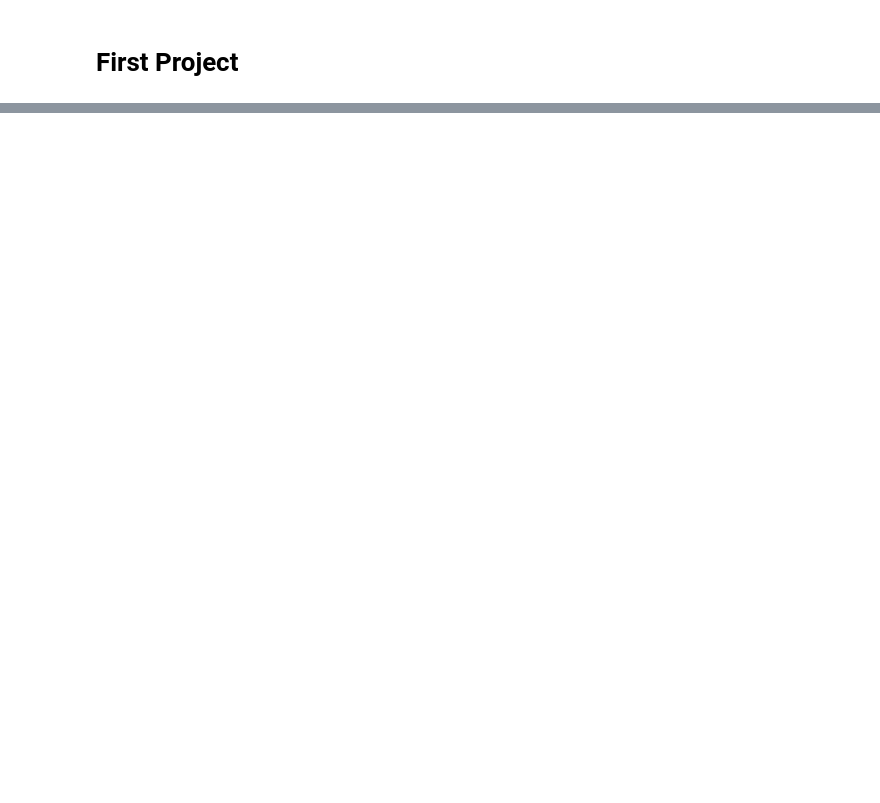
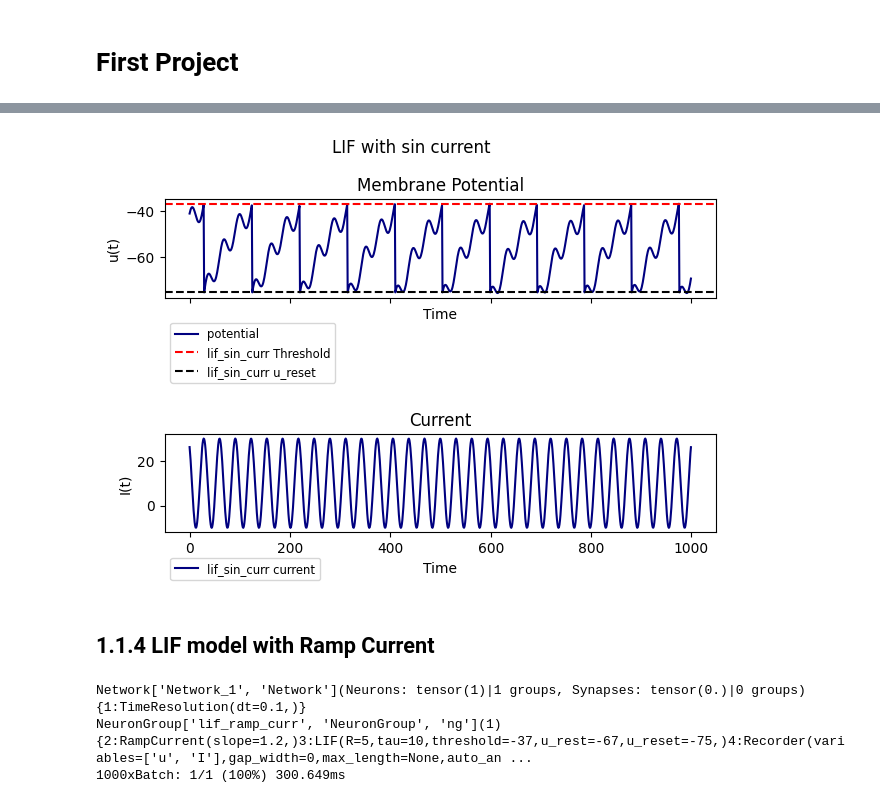
Before and after one commit to Amir-Entezari/Neuroscience-LIF-ELIF-AELIF-models, a Jupyter notebook: code/main.ipynb, the cells around one changed output, grey strips where cells are left out. Saved outputs shown, nothing was run; the diff lists cells and outputs as text; code cells hidden in the pictures; blank space fills up the shorter version.

```diff
--- a/code/main.ipynb
+++ b/code/main.ipynb
@@ -61,0 +97,27 @@ plt.show()
+# %%
+net3.plot_membrane_potential(title="LIF with sin current")
+# %% [output]
+[figure, added]
+# %% [markdown]
+## 1.1.4 LIF model with Ramp Current
+# %%
+net4 = Simulation(net=Network(behavior={1: TimeResolution(dt=0.1)}))
+net4.add_neuron_group(tag="lif_ramp_curr",
+                        size=1,
+                        behavior={
+                            2: RampCurrent(slope=1.2),
+                            3: LIF(R=5,
+                                   tau=10,
+                                   threshold=-37,
+                                   u_rest=-67,
+                                   u_reset=-75,
+                                   ),
+                            4: Recorder(variables=["u", "I"], tag="ng_ramp_rec"),
+                            5: EventRecorder(variables=['spike'], tag="ng_ramp_event")
+                        }
+                      )
+net4.simulate(iterations=1000)
+# %% [output]
+Network['Network_1', 'Network'](Neurons: tensor(1)|1 groups, Synapses: tensor(0.)|0 groups){1:TimeResolution(dt=0.1,)}
+NeuronGroup['lif_ramp_curr', 'NeuronGroup', 'ng'](1){2:RampCurrent(slope=1.2,)3:LIF(R=5,tau=10,threshold=-37,u_rest=-67,u_reset=-75,)4:Recorder(variables=['u', 'I'],gap_width=0,max_length=None,auto_an ...
+1000xBatch: 1/1 (100%) 300.649ms
```
Also changed, not shown: parts of 102 cells of this notebook.
